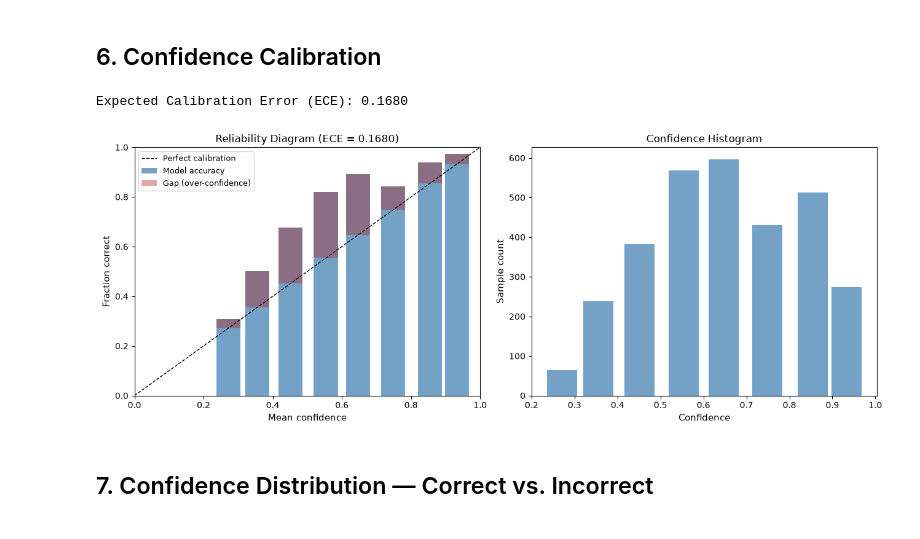
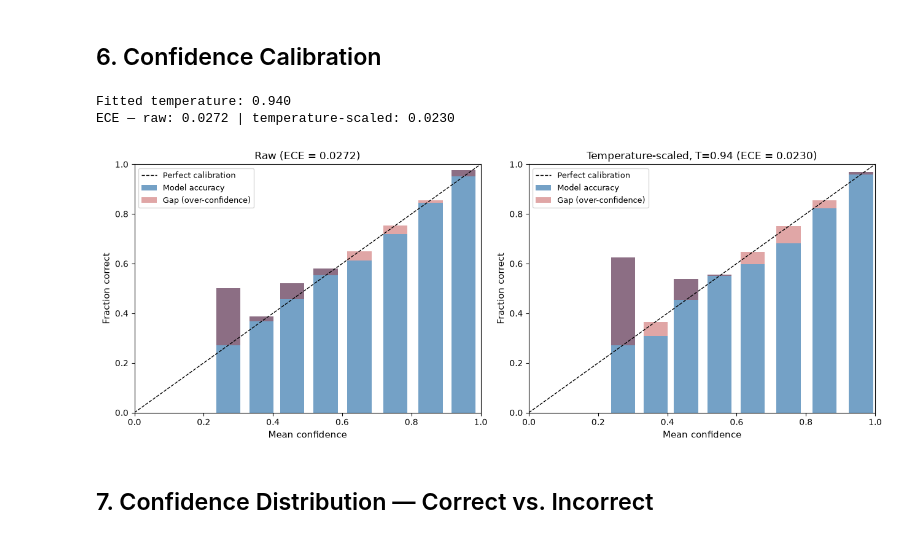
Before and after one commit to StefanStricker/image_emotion_detection, a Jupyter notebook: notebooks/evaluation.ipynb, the cells around one changed output. Drawn from its saved outputs; the diff is of its cells as text; code cells hidden in the pictures.

```diff
--- a/notebooks/evaluation.ipynb
+++ b/notebooks/evaluation.ipynb
@@ -149,7 +146,7 @@ Per-class metrics (with TTA)
 # %% [markdown]
 ## 4. Confusion Matrix
 # %%
-cm = confusion_matrix(all_labels, all_preds_tta)
+cm = confusion_matrix(all_labels, all_preds)
 cm_norm = cm.astype(float) / cm.sum(axis=1, keepdims=True)
 
 fig, axes = plt.subplots(1, 2, figsize=(16, 6))
@@ -174,7 +171,7 @@ for ax, data, title, fmt in [
             ax.text(c, r, fmt.format(val),
                     ha="center", va="center", fontsize=8, color=color)
 
-plt.suptitle("Confusion Matrix (with TTA)", fontsize=13, y=1.01)
+plt.suptitle("Confusion Matrix", fontsize=13, y=1.01)
 plt.tight_layout()
 plt.savefig(images_path / "confusion_matrix_eval.png", dpi=150, bbox_inches="tight")
 plt.show()
@@ -188,15 +185,15 @@ y_bin = label_binarize(all_labels, classes=range(n_classes))
 fig, ax = plt.subplots(figsize=(8, 6))
 
 for i, cls in enumerate(classes):
-    fpr, tpr, _ = roc_curve(y_bin[:, i], all_probs_tta[:, i])
+    fpr, tpr, _ = roc_curve(y_bin[:, i], all_probs[:, i])
     roc_auc = auc(fpr, tpr)
     ax.plot(fpr, tpr, linewidth=1.5, label=f"{cls} (AUC = {roc_auc:.3f})")
 
 # Macro-average ROC
-all_fpr = np.unique(np.concatenate([roc_curve(y_bin[:, i], all_probs_tta[:, i])[0] for i in range(n_classes)]))
+all_fpr = np.unique(np.concatenate([roc_curve(y_bin[:, i], all_probs[:, i])[0] for i in range(n_classes)]))
 mean_tpr = np.zeros_like(all_fpr)
 for i in range(n_classes):
-    fpr_i, tpr_i, _ = roc_curve(y_bin[:, i], all_probs_tta[:, i])
+    fpr_i, tpr_i, _ = roc_curve(y_bin[:, i], all_probs[:, i])
     mean_tpr += np.interp(all_fpr, fpr_i, tpr_i)
 mean_tpr /= n_classes
 macro_auc = auc(all_fpr, mean_tpr)
@@ -205,7 +202,7 @@ ax.plot(all_fpr, mean_tpr, "k--", linewidth=2, label=f"Macro avg (AUC = {macro_a
 ax.plot([0, 1], [0, 1], color="grey", linewidth=0.8, linestyle=":")
 ax.set_xlabel("False Positive Rate", fontsize=11)
 ax.set_ylabel("True Positive Rate", fontsize=11)
-ax.set_title("ROC Curves — One-vs-Rest (with TTA)", fontsize=12)
+ax.set_title("ROC Curves — One-vs-Rest", fontsize=12)
 ax.legend(loc="lower right", fontsize=9)
 plt.tight_layout()
 plt.savefig(images_path / "roc_curves.png", dpi=150, bbox_inches="tight")
@@ -219,55 +216,78 @@ def reliability_diagram(probs: np.ndarray, labels: np.ndarray, n_bins: int = 10)
     confidences = probs.max(axis=1)
     preds = probs.argmax(axis=1)
     correct = (preds == labels).astype(float)
 
     bin_edges = np.linspace(0.0, 1.0, n_bins + 1)
     bin_conf, bin_acc, bin_counts = [], [], []
 
     for lo, hi in zip(bin_edges[:-1], bin_edges[1:]):
         mask = (confidences >= lo) & (confidences < hi)
         if mask.sum() == 0:
             continue
         bin_conf.append(confidences[mask].mean())
         bin_acc.append(correct[mask].mean())
         bin_counts.append(int(mask.sum()))
 
     ece = sum(
         cnt * abs(acc - conf)
         for acc, conf, cnt in zip(bin_acc, bin_conf, bin_counts)
     ) / len(labels)
 
     return np.array(bin_conf), np.array(bin_acc), np.array(bin_counts), ece
 
 
-bin_conf, bin_acc, bin_counts, ece = reliability_diagram(all_probs_tta, all_labels)
-print(f"Expected Calibration Error (ECE): {ece:.4f}")
+def fit_temperature(logits, labels, max_iter=200, lr=0.01):
+    # Standard temperature scaling: a single scalar T that divides the
+    # logits before softmax. Fit by minimizing NLL on the val set. Dividing every logit by
+    # the same constant never changes the argmax, so accuracy/F1/ROC are unaffected — only
+    # the confidence values (used for calibration) change.
+    log_temp = torch.zeros(1, requires_grad=True)
+    optimizer = torch.optim.LBFGS([log_temp], lr=lr, max_iter=max_iter)
+    nll = nn.CrossEntropyLoss()
+
+    def closure():
+        optimizer.zero_grad()
+        loss = nll(logits / log_temp.exp(), labels)
+        loss.backward()
+        return loss
+
+    optimizer.step(closure)
+    return log_temp.exp().item()
+
+
+temperature = fit_temperature(val_logits, val_labels_t)
+test_probs_calibrated = F.softmax(test_logits / temperature, dim=1).numpy()
+
+bin_conf_raw, bin_acc_raw, bin_counts_raw, ece_raw = reliability_diagram(all_probs, all_labels)
+bin_conf_cal, bin_acc_cal, bin_counts_cal, ece_cal = reliability_diagram(test_probs_calibrated, all_labels)
+
+print(f"Fitted temperature: {temperature:.3f}")
+print(f"ECE — raw: {ece_raw:.4f} | temperature-scaled: {ece_cal:.4f}")
 
 fig, axes = plt.subplots(1, 2, figsize=(13, 5))
 
-ax = axes[0]
-width = 0.07
-ax.bar(bin_conf, bin_acc, width=width, alpha=0.75, label="Model accuracy", color="steelblue")
-ax.bar(bin_conf, bin_conf - bin_acc, width=width, bottom=bin_acc,
-       alpha=0.4, color="firebrick", label="Gap (over-confidence)")
-ax.plot([0, 1], [0, 1], "k--", linewidth=1, label="Perfect calibration")
-ax.set_xlim(0, 1); ax.set_ylim(0, 1)
-ax.set_xlabel("Mean confidence", fontsize=11)
-ax.set_ylabel("Fraction correct", fontsize=11)
-ax.set_title(f"Reliability Diagram (ECE = {ece:.4f})", fontsize=12)
-ax.legend(fontsize=9)
-
-ax = axes[1]
-ax.bar(bin_conf, bin_counts, width=width, color="steelblue", alpha=0.75)
-ax.set_xlabel("Confidence", fontsize=11)
-ax.set_ylabel("Sample count", fontsize=11)
-ax.set_title("Confidence Histogram", fontsize=12)
+for ax, bin_conf, bin_acc, ece, title in [
+    (axes[0], bin_conf_raw, bin_acc_raw, ece_raw, f"Raw (ECE = {ece_raw:.4f})"),
+    (axes[1], bin_conf_cal, bin_acc_cal, ece_cal, f"Temperature-scaled, T={temperature:.2f} (ECE = {ece_cal:.4f})"),
+]:
+    width = 0.07
+    ax.bar(bin_conf, bin_acc, width=width, alpha=0.75, label="Model accuracy", color="steelblue")
+    ax.bar(bin_conf, bin_conf - bin_acc, width=width, bottom=bin_acc,
+           alpha=0.4, color="firebrick", label="Gap (over-confidence)")
+    ax.plot([0, 1], [0, 1], "k--", linewidth=1, label="Perfect calibration")
+    ax.set_xlim(0, 1); ax.set_ylim(0, 1)
+    ax.set_xlabel("Mean confidence", fontsize=11)
+    ax.set_ylabel("Fraction correct", fontsize=11)
+    ax.set_title(title, fontsize=12)
+    ax.legend(fontsize=9)
 
 plt.tight_layout()
-plt.savefig(images_path / "calibration.png", dpi=150, bbox_inches="tight")
+plt.savefig(images_path / "reliability_diagram.png", dpi=150, bbox_inches="tight")
 plt.show()
 # %% [output]
-Expected Calibration Error (ECE): 0.1680
+Fitted temperature: 0.940
+ECE — raw: 0.0272 | temperature-scaled: 0.0230
-[figure, old version]
+[figure, new version]
 # %% [markdown]
 ## 7. Confidence Distribution — Correct vs. Incorrect
 # %%
```
Also changed, not shown: parts of 8 cells of this notebook, 6 other files.
